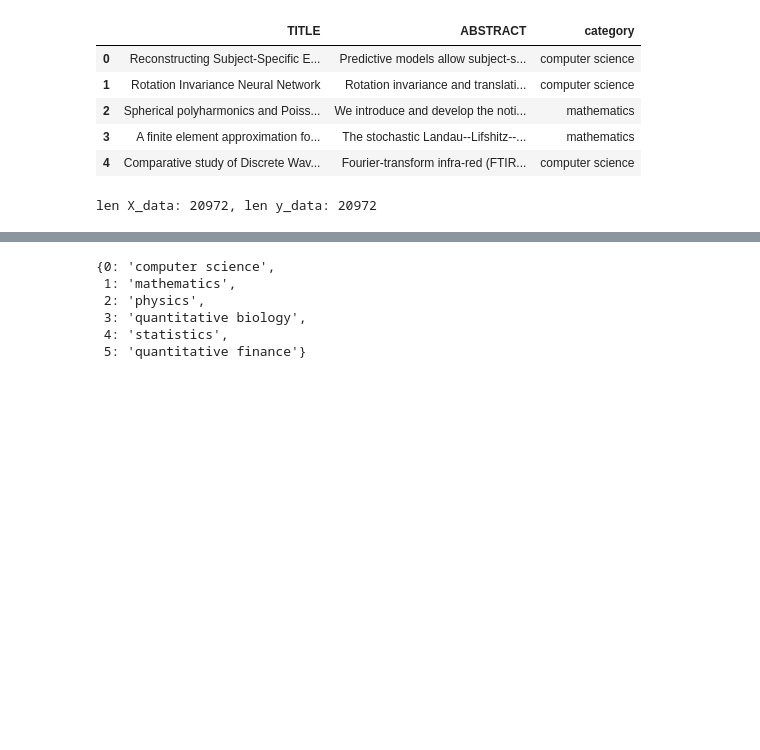
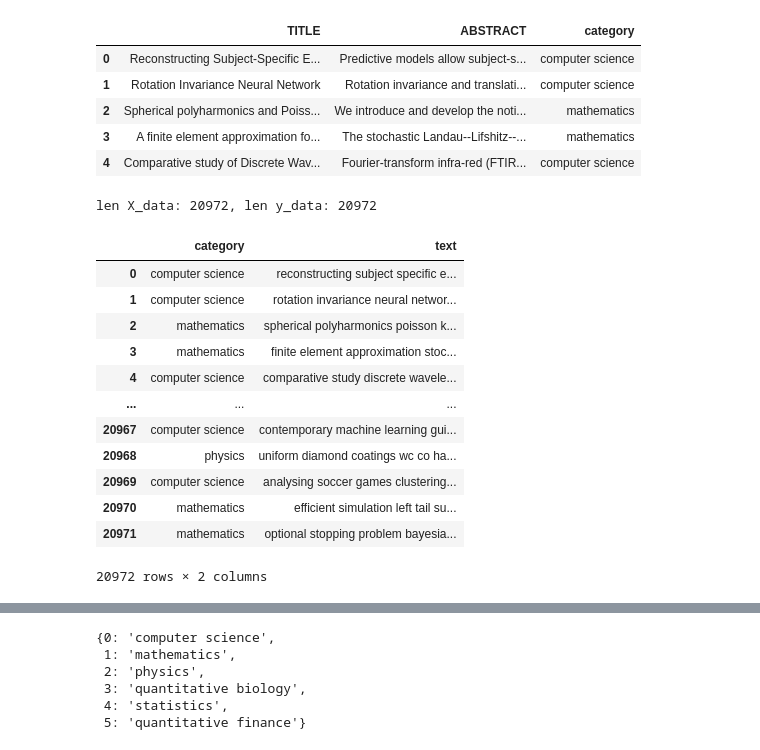
Before and after one commit to micheleintrevado/ML4MDE, a Jupyter notebook: CodeCommentClassification.ipynb, the cells around one changed output, grey strips where cells are left out. Saved outputs shown, nothing was run; the diff lists cells and outputs as text; code cells hidden in the pictures; blank space fills up the shorter version.

```diff
--- a/CodeCommentClassification.ipynb
+++ b/CodeCommentClassification.ipynb
@@ -313 +345,28 @@ len X_data: 20972, len y_data: 20972
+# %%
+stop_words = set(nltk.corpus.stopwords.words('english'))
+# %%
+def prepare_text(text: str):
+    text = text.lower()
+    text = text.replace('"', '')
+    text = " ".join([contractions_dict.get(word, word) for word in text.split()])
+    text = re.sub("[^a-zA-Z]", " ", text)
+    words = [word for word in text.split() if word not in stop_words and len(word) > 1]
+    return " ".join(words).strip()
+# %%
+train_set['text'] = train_set['text'].apply(prepare_text)
+train_set
+# %% [output]
+|  | category | text |
+| 0 | computer science | reconstructing subject specific e... |
+| 1 | computer science | rotation invariance neural networ... |
+| 2 | mathematics | spherical polyharmonics poisson k... |
+| 3 | mathematics | finite element approximation stoc... |
+| 4 | computer science | comparative study discrete wavele... |
+| ... | ... | ... |
+| 20967 | computer science | contemporary machine learning gui... |
+| 20968 | physics | uniform diamond coatings wc co ha... |
+| 20969 | computer science | analysing soccer games clustering... |
+| 20970 | mathematics | efficient simulation left tail su... |
+| 20971 | mathematics | optional stopping problem bayesia... |
+20972 rows × 2 columns
 # %%
```
Also changed, not shown: parts of 18 cells of this notebook.
